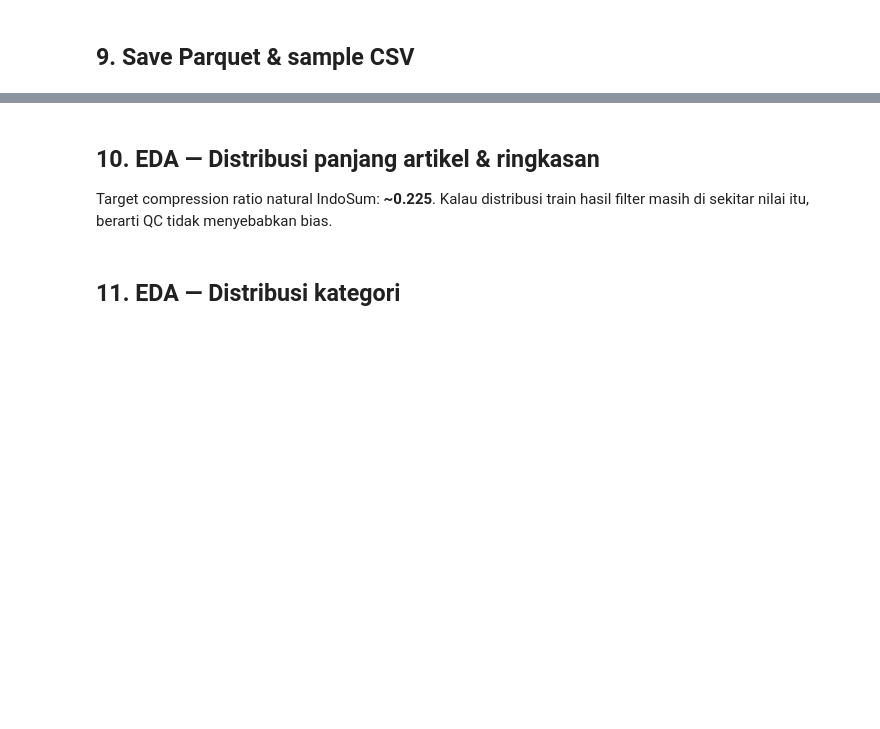
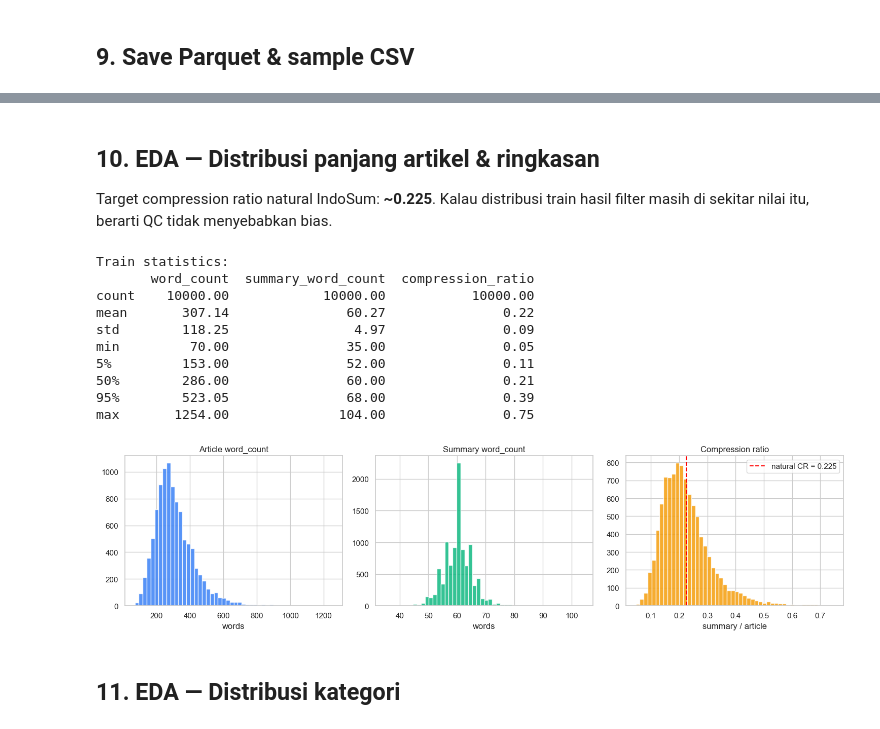
Before and after one commit to FadhRach/NLP-Project-Summarization, a Jupyter notebook: notebook/text_conversion.ipynb, the cells around one changed output, grey strips where cells are left out. Saved outputs shown, nothing was run; the diff lists cells and outputs as text; code cells hidden in the pictures; blank space fills up the shorter version.

```diff
--- a/notebook/text_conversion.ipynb
+++ b/notebook/text_conversion.ipynb
@@ -76,6 +88,6 @@ Raw IndoSum punya struktur bersarang: `paragraphs[p][s][w]` (paragraf × kalimat
 # %%
 def flatten_nested_tokens(nested) -> str:
-    """Flatten arbitrary nested list of tokens into a clean string."""
+    # Flatten arbitrary nested list of tokens into a clean string.
     if isinstance(nested, str):
         return nested.strip()
     parts = []
@@ -85,18 +97,18 @@ def flatten_nested_tokens(nested) -> str:
         else:
             parts.append(str(item))
     text = " ".join(parts)
-    text = re.sub(r"\s([.,!?;:)\]])", r"\1", text)   # rapikan spasi sebelum punctuation
+    text = re.sub(r"\s([.,!?;:\)\]])", r"\1", text)
     text = re.sub(r"\s+", " ", text)
     return text.strip()
 
 
 def sentence_to_str(sent_tokens) -> str:
-    """One sentence (list of word tokens) → clean string."""
+    # One sentence (list of word tokens) to a clean string.
     return flatten_nested_tokens(sent_tokens)
 
 
 def flatten_paragraphs_to_sentences(paragraphs):
-    """3-level paragraphs → flat list of sentence strings."""
+    # 3-level paragraphs to flat list of sentence strings.
     sents = []
     for para in paragraphs:
         for sent in para:
@@ -107,7 +119,7 @@ def flatten_paragraphs_to_sentences(paragraphs):
 
 
 def flatten_gold_labels(gold_labels):
-    """2-level gold_labels (paragraph × sentence) → flat list of int."""
+    # 2-level gold_labels (paragraph x sentence) to flat list of int.
     out = []
     for para in gold_labels:
         for lab in para:
@@ -116,13 +128,13 @@ def flatten_gold_labels(gold_labels):
 
 
 def is_article_complete(text: str) -> bool:
-    """Heuristik: artikel dianggap utuh jika diakhiri tanda baca akhir kalimat."""
+    # Heuristik: artikel dianggap utuh jika diakhiri tanda baca akhir kalimat.
     if not text:
         return False
     return text.rstrip()[-1:] in {".", "!", "?", '"', "'", ")"}
 
 
-# Sanity check helper
+# Sanity check
 _sample = [[["Halo", "dunia", "."], ["Selamat", "pagi", "!"]], [["Apa", "kabar", "?"]]]
 print(flatten_paragraphs_to_sentences(_sample))
 print(flatten_gold_labels([[True, False], [True]]))
@@ -272,20 +361,19 @@ df_test  = qc_filter(df_test_raw,  "test")
 - Val: gunakan semua hasil filter dari `dev.01.jsonl`.
 - Test: **700 sampel stratified per kategori** (representatif lintas 6 kategori berita).
 # %%
-def stratified_subset(df: pd.DataFrame, n: int, by: str = "category", seed: int = RANDOM_SEED) -> pd.DataFrame:
+def stratified_subset(df: pd.DataFrame, n: int, by: str = "category",
+                      seed: int = RANDOM_SEED) -> pd.DataFrame:
     if len(df) <= n:
         return df.sample(frac=1, random_state=seed).reset_index(drop=True)
-    # proporsional per category
-    fracs = df[by].value_counts(normalize=True)
+    fracs   = df[by].value_counts(normalize=True)
     per_cat = (fracs * n).round().astype(int).to_dict()
-    parts = []
+    parts   = []
     for cat, k in per_cat.items():
         sub = df[df[by] == cat]
-        k = min(k, len(sub))
+        k   = min(k, len(sub))
         if k > 0:
             parts.append(sub.sample(k, random_state=seed))
     out = pd.concat(parts).sample(frac=1, random_state=seed).reset_index(drop=True)
-    # patch jika kelebihan / kurang akibat rounding
     if len(out) > n:
         out = out.head(n)
     return out
@@ -298,5 +386,5 @@ df_test_final  = stratified_subset(df_test, N_TEST)
 print(f"Final train : {len(df_train_final):,}")
 print(f"Final val   : {len(df_val_final):,}")
 print(f"Final test  : {len(df_test_final):,}")
-print("\nTest stratified per category:")
+print("\nTest distribution per category:")
 print(df_test_final["category"].value_counts())
@@ -320,28 +477,46 @@ print(f"  saved train_sample.csv  rows=100")
 # %% [markdown]
 ## 10. EDA — Distribusi panjang artikel & ringkasan
 
-Target compression ratio natural IndoSum: **~0.225**. Kalau distribusi train hasil filter masih di sekitar nilai itu, berarti QC tidak menyebabkan bias.
+Target compression ratio natural IndoSum: **~0.225**.
+Kalau distribusi train hasil filter masih di sekitar nilai itu, berarti QC tidak menyebabkan bias.
 # %%
 import matplotlib.pyplot as plt
 import seaborn as sns
 
 sns.set_theme(style="whitegrid")
 
 stats = df_train_final[["word_count", "summary_word_count", "compression_ratio"]].describe(
     percentiles=[0.05, 0.5, 0.95]
 ).round(2)
 print("Train statistics:")
 print(stats)
 
 fig, axes = plt.subplots(1, 3, figsize=(15, 4))
 axes[0].hist(df_train_final["word_count"], bins=50, color="#3b82f6", alpha=0.85)
-axes[0].set_title("Article word_count"); axes[0].set_xlabel("words")
+axes[0].set_title("Article word_count")
+axes[0].set_xlabel("words")
 axes[1].hist(df_train_final["summary_word_count"], bins=50, color="#10b981", alpha=0.85)
-axes[1].set_title("Summary word_count"); axes[1].set_xlabel("words")
+axes[1].set_title("Summary word_count")
+axes[1].set_xlabel("words")
 axes[2].hist(df_train_final["compression_ratio"], bins=50, color="#f59e0b", alpha=0.85)
-axes[2].axvline(0.225, color="red", linestyle="--", label="natural CR ≈ 0.225")
-axes[2].legend(); axes[2].set_title("Compression ratio"); axes[2].set_xlabel("summary/article")
-plt.tight_layout(); plt.show()
+axes[2].axvline(0.225, color="red", linestyle="--", label="natural CR = 0.225")
+axes[2].legend()
+axes[2].set_title("Compression ratio")
+axes[2].set_xlabel("summary / article")
+plt.tight_layout()
+plt.show()
+# %% [output]
+Train statistics:
+       word_count  summary_word_count  compression_ratio
+count    10000.00            10000.00           10000.00
+mean       307.14               60.27               0.22
+std        118.25                4.97               0.09
+min         70.00               35.00               0.05
+5%         153.00               52.00               0.11
+50%        286.00               60.00               0.21
+95%        523.05               68.00               0.39
+max       1254.00              104.00               0.75
+[figure, added]
 # %% [markdown]
 ## 11. EDA — Distribusi kategori
 # %%
```
Also changed, not shown: parts of 24 cells of this notebook, 6 other files.
